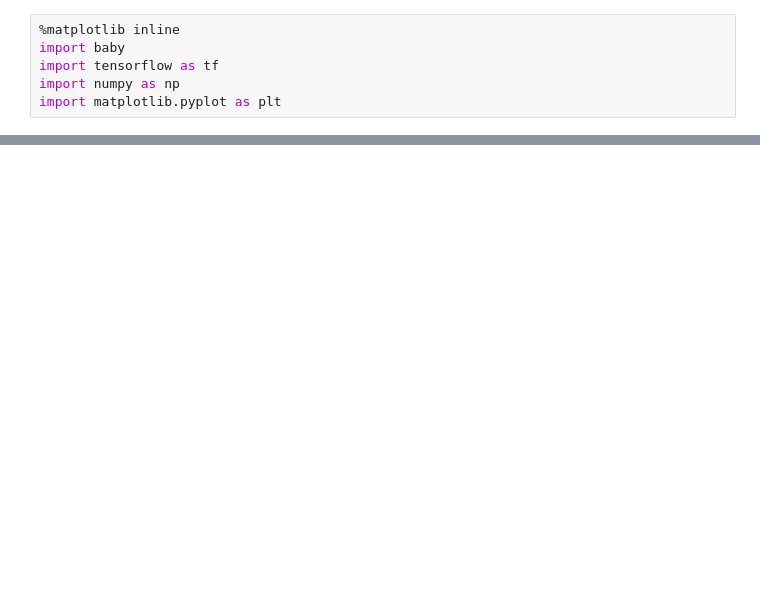
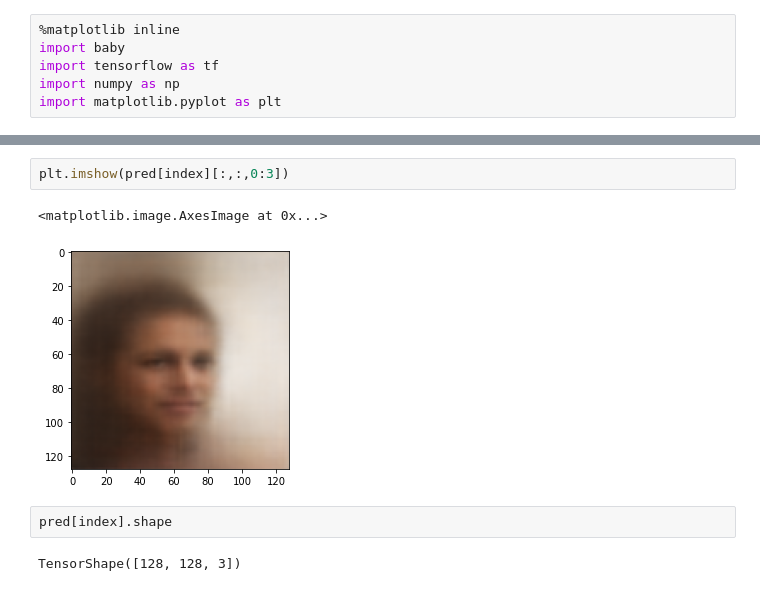
Before and after one commit to Jex-y/EPQ, a Jupyter notebook: code/baby_training.ipynb, the cells around one changed output, grey strips where cells are left out. Cells and saved outputs as stored; diff of their text form; blank space fills up the shorter version.

```diff
--- a/code/baby_training.ipynb
+++ b/code/baby_training.ipynb
@@ -39,0 +49,9 @@ ValueError: in user code:
+# %%
+plt.imshow(pred[index][:,:,0:3])
+# %% [output]
+<matplotlib.image.AxesImage at 0x...>
+[figure, added]
+# %%
+pred[index].shape
+# %% [output]
+TensorShape([128, 128, 3])
```
Also changed, not shown: parts of 8 cells of this notebook, 4 other files.
